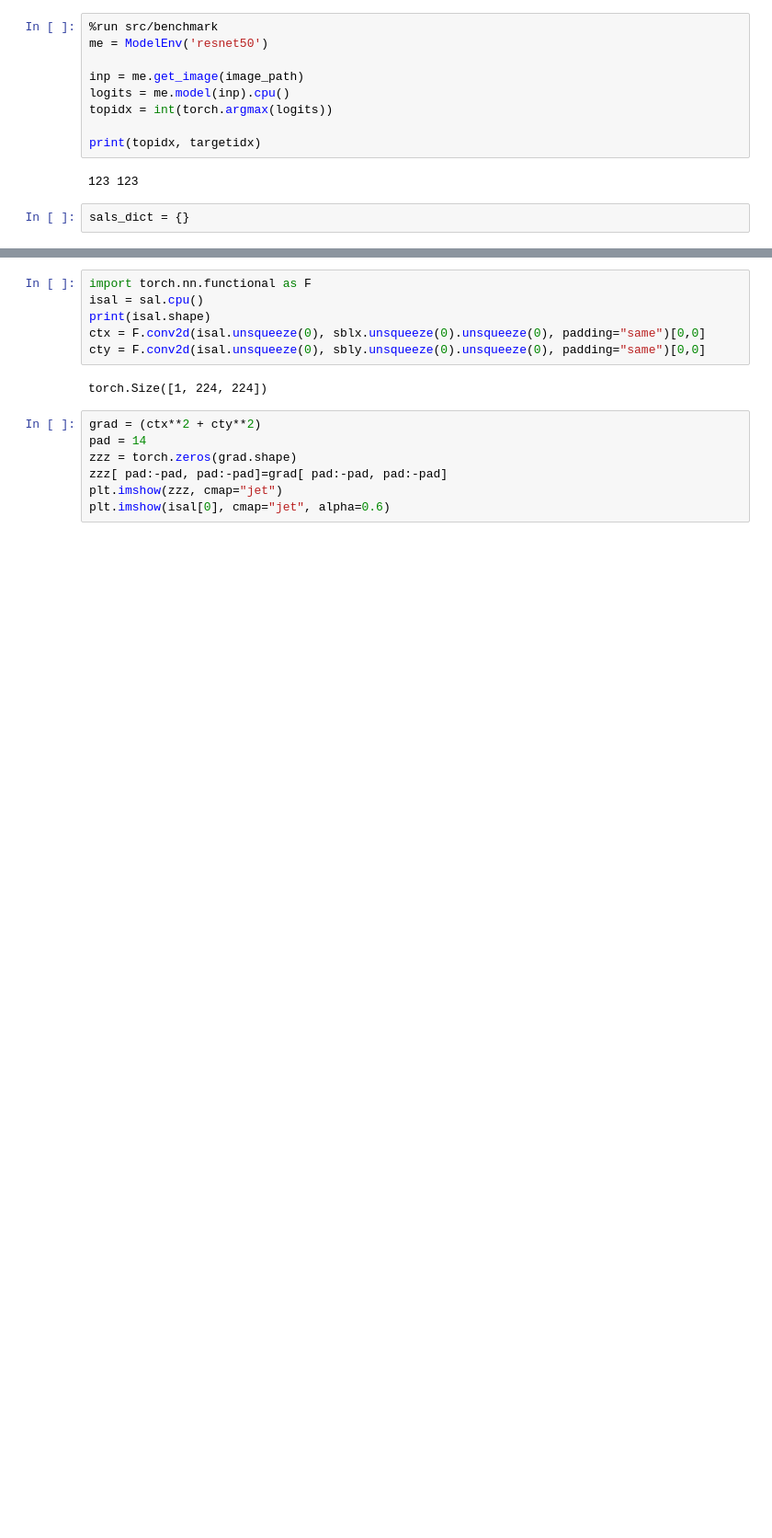
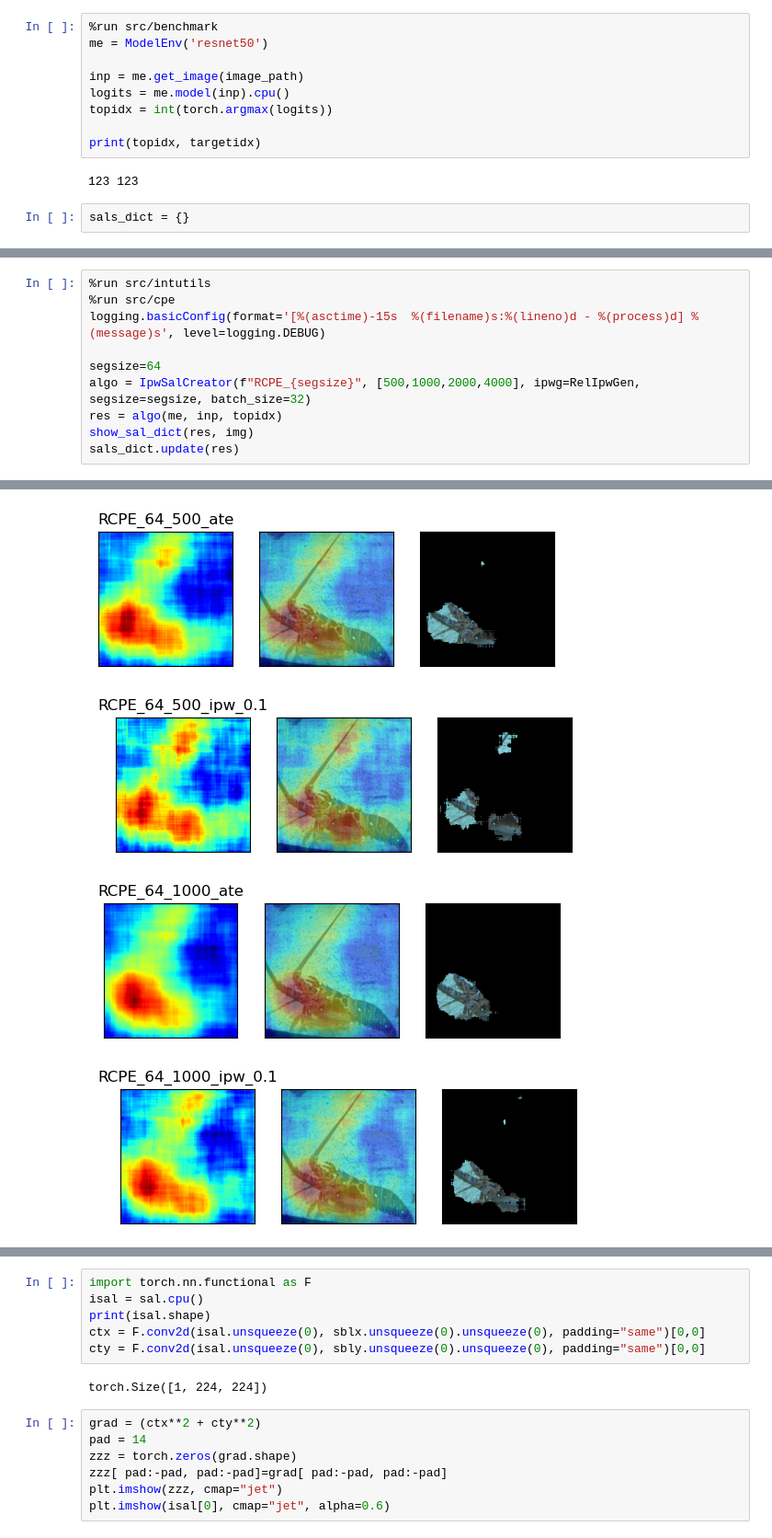
Before and after one commit to zivwhd/saliency, a Jupyter notebook: notebooks/pground.ipynb, the cells around one changed output, grey strips where cells are left out. Shown at 92% size. Drawn from its saved outputs; the diff is of its cells as text; blank space fills up the shorter version.

```diff
--- a/notebooks/pground.ipynb
+++ b/notebooks/pground.ipynb
@@ -71,0 +81,11 @@ sals_dict.update(res)
+# %%
+%run src/intutils
+%run src/cpe
+logging.basicConfig(format='[%(asctime)-15s  %(filename)s:%(lineno)d - %(process)d] %(message)s', level=logging.DEBUG)
+
+segsize=64
+algo = IpwSalCreator(f"RCPE_{segsize}", [500,1000,2000,4000], ipwg=RelIpwGen, segsize=segsize, batch_size=32)
+res = algo(me, inp, topidx)
+show_sal_dict(res, img)
+sals_dict.update(res)
+# %% [output]
@@ -71,0 +97,4 @@ sals_dict.update(res)
+[figure, added]
+[figure, added]
+[figure, added]
+[figure, added]
```
Also changed, not shown: parts of 22 cells of this notebook, 3 other files.
